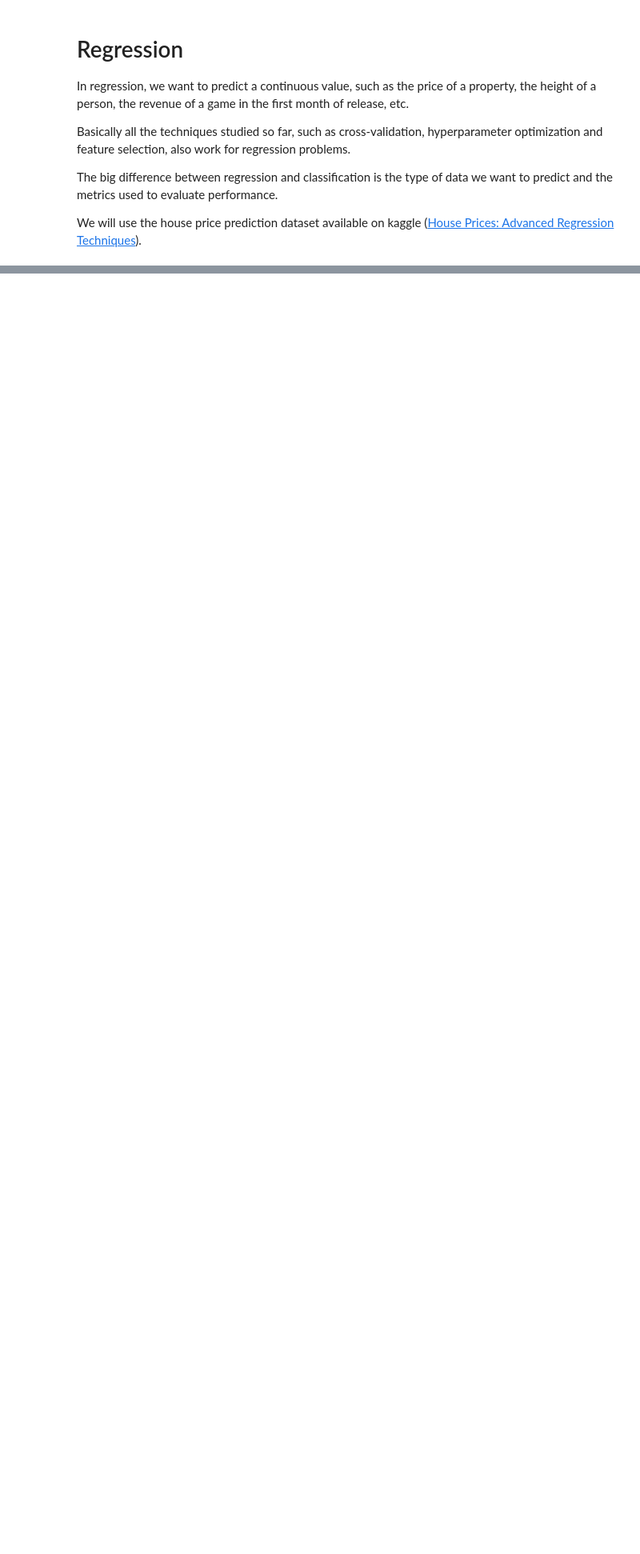
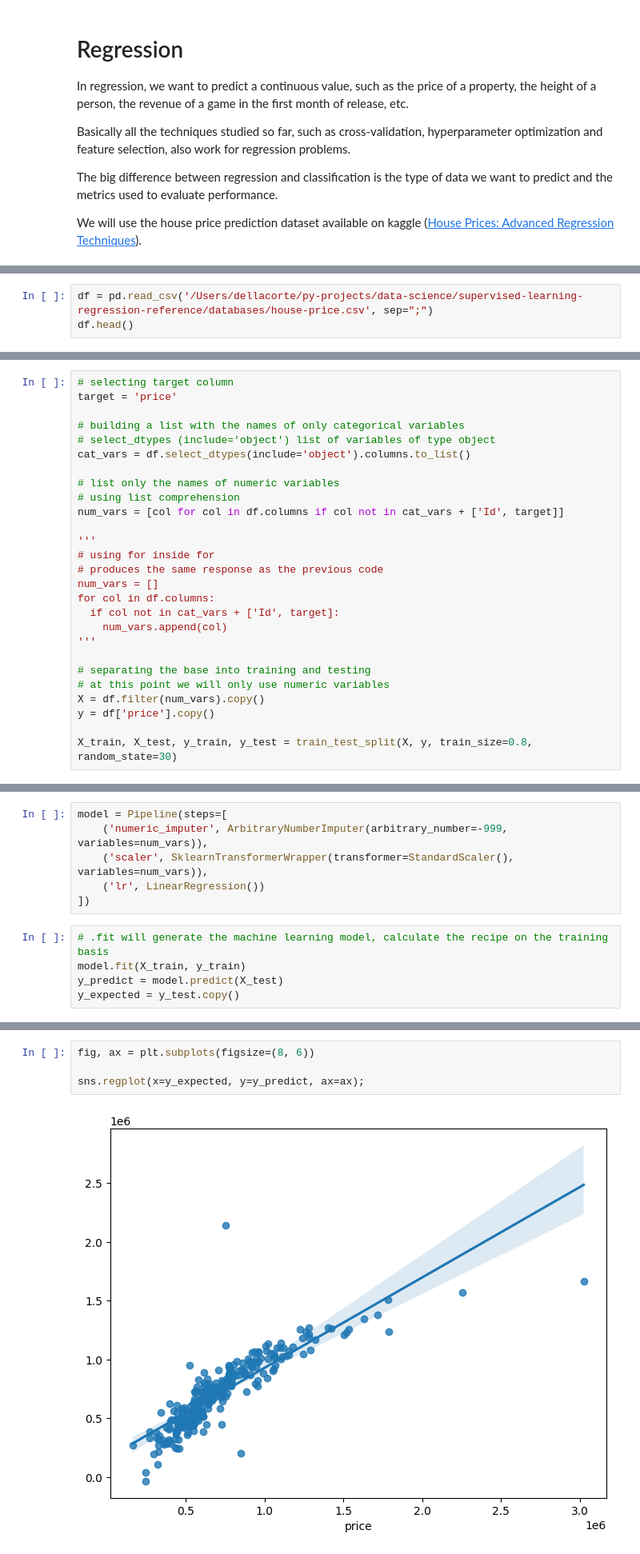
Before and after one commit to DellaCortef/supervised-learning-regression-reference, a Jupyter notebook: regression-I/regression-metrics.ipynb, the cells around one changed output, grey strips where cells are left out. Shown at 80% size. Cells and saved outputs as stored; diff of their text form; blank space fills up the shorter version.

```diff
--- a/regression-I/regression-metrics.ipynb
+++ b/regression-I/regression-metrics.ipynb
@@ -17,0 +36,3 @@ df.head()
+# %%
+df = pd.read_csv('/Users/dellacorte/py-projects/data-science/supervised-learning-regression-reference/databases/house-price.csv', sep=";")
+df.head()
@@ -17,0 +139,27 @@ df.head()
+# %%
+# selecting target column
+target = 'price'
+
+# building a list with the names of only categorical variables
+# select_dtypes (include='object') list of variables of type object
+cat_vars = df.select_dtypes(include='object').columns.to_list()
+
+# list only the names of numeric variables
+# using list comprehension
+num_vars = [col for col in df.columns if col not in cat_vars + ['Id', target]]
+
+'''
+# using for inside for
+# produces the same response as the previous code
+num_vars = []
+for col in df.columns:
+  if col not in cat_vars + ['Id', target]:
+    num_vars.append(col)
+'''
+
+# separating the base into training and testing
+# at this point we will only use numeric variables
+X = df.filter(num_vars).copy()
+y = df['price'].copy()
+
+X_train, X_test, y_train, y_test = train_test_split(X, y, train_size=0.8, random_state=30)
@@ -17,0 +204,11 @@ df.head()
+# %%
+model = Pipeline(steps=[
+    ('numeric_imputer', ArbitraryNumberImputer(arbitrary_number=-999, variables=num_vars)),
+    ('scaler', SklearnTransformerWrapper(transformer=StandardScaler(), variables=num_vars)),
+    ('lr', LinearRegression())
+])
+# %%
+# .fit will generate the machine learning model, calculate the recipe on the training basis
+model.fit(X_train, y_train)
+y_predict = model.predict(X_test)
+y_expected = y_test.copy()
@@ -17,0 +236,6 @@ df.head()
+# %%
+fig, ax = plt.subplots(figsize=(8, 6))
+
+sns.regplot(x=y_expected, y=y_predict, ax=ax);
+# %% [output]
+[figure, added]
```
Also changed, not shown: parts of 25 cells of this notebook.
